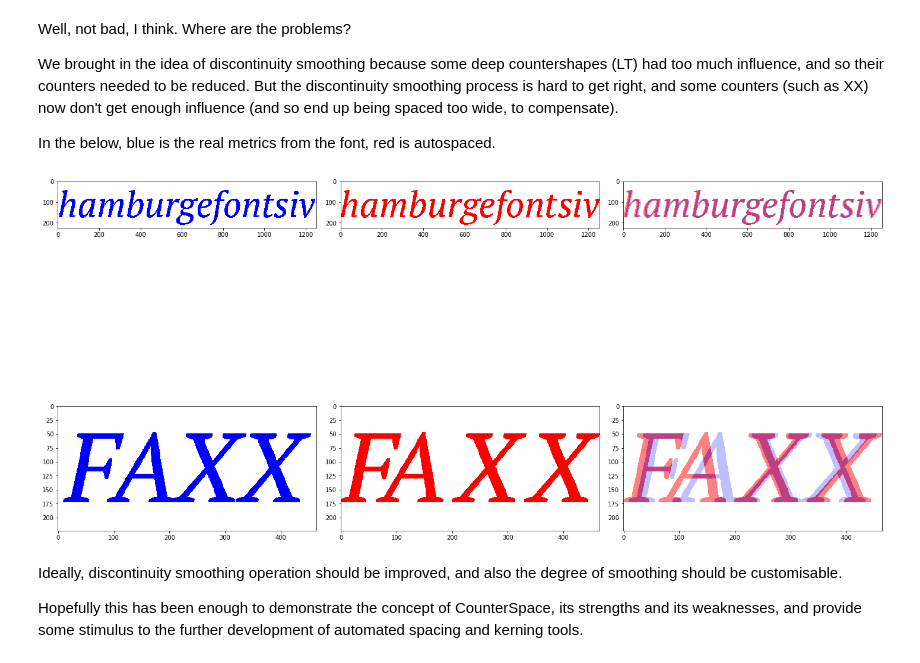
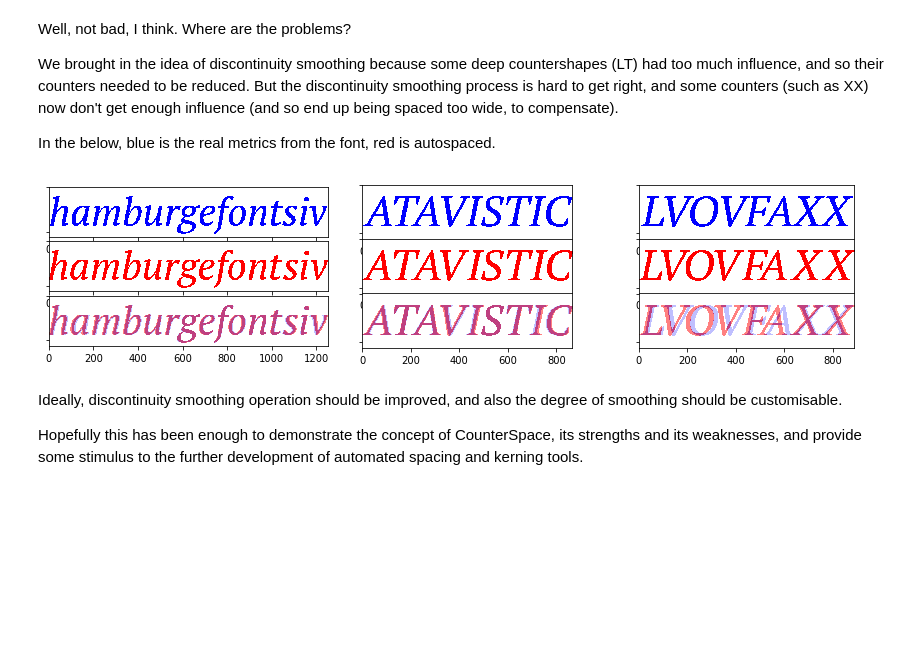
Before and after one commit to simoncozens/CounterSpace, a Jupyter notebook: Spacing_with_countershapes.ipynb, the cells around one changed output. Cells and saved outputs as stored; diff of their text form; code cells hidden in the pictures; blank space fills up the shorter version.

```diff
--- a/Spacing_with_countershapes.ipynb
+++ b/Spacing_with_countershapes.ipynb
@@ -226,32 +226,35 @@ In the below, blue is the real metrics from the font, red is autospaced.
 # %%
 import numpy as np
 import math
-fig, ax = plt.subplots(2,3,figsize = (20,20))
-plt.subplots_adjust(left=0, bottom=0, right=1, top=1, wspace=0, hspace=0)
+fig, ax = plt.subplots(3,3,figsize=(15,3))
+fig.subplots_adjust(wspace=0, hspace=0)
 from matplotlib import colors
 import numpy as np
 cmap1 = colors.ListedColormap(['white', 'red'])
 cmap2 = colors.ListedColormap(['white', 'blue'])
-def comparison(s,ax):
+def comparison(s,axix):
     real = c.font.set_string(s)
     autospaced = space_string(s)
     diff1 = max(autospaced.shape[1]-real.shape[1],0)/2
     real = real.with_padding(math.floor(diff1),math.ceil(diff1)) > 0
     autospaced._glyph = None
     diff2 = max(real.shape[1]-autospaced.shape[1],0)/2
     autospaced = autospaced.with_padding(math.floor(diff2),math.ceil(diff2)) > 0
 #     return real
-    ax[0].imshow(real,cmap=cmap2)
-    ax[1].imshow(autospaced,cmap=cmap1)
-    ax[2].imshow(real,alpha=0.5,cmap=cmap2)
-    ax[2].imshow(autospaced,alpha=0.5,cmap=cmap1)
+    ax[0][axix].imshow(real,cmap=cmap2)
+    ax[1][axix].imshow(autospaced,cmap=cmap1)
+    ax[2][axix].imshow(real,alpha=0.5,cmap=cmap2)
+    ax[2][axix].imshow(autospaced,alpha=0.5,cmap=cmap1)
 
+for a in ax:
+    for b in a:
+        b.set_yticklabels([])
 
-comparison("hamburgefontsiv",ax[0])
-comparison("FAXX",ax[1])
-plt.tight_layout()
+comparison("hamburgefontsiv",0)
+comparison("ATAVISTIC",1)
+comparison("LVOVFAXX",2)
 # %% [output]
-[figure, old version]
+[figure, new version]
 # %% [markdown]
 Ideally, discontinuity smoothing operation should be improved, and also the degree of smoothing should be customisable.
 
```
Also changed, not shown: parts of 1 cell of this notebook.
